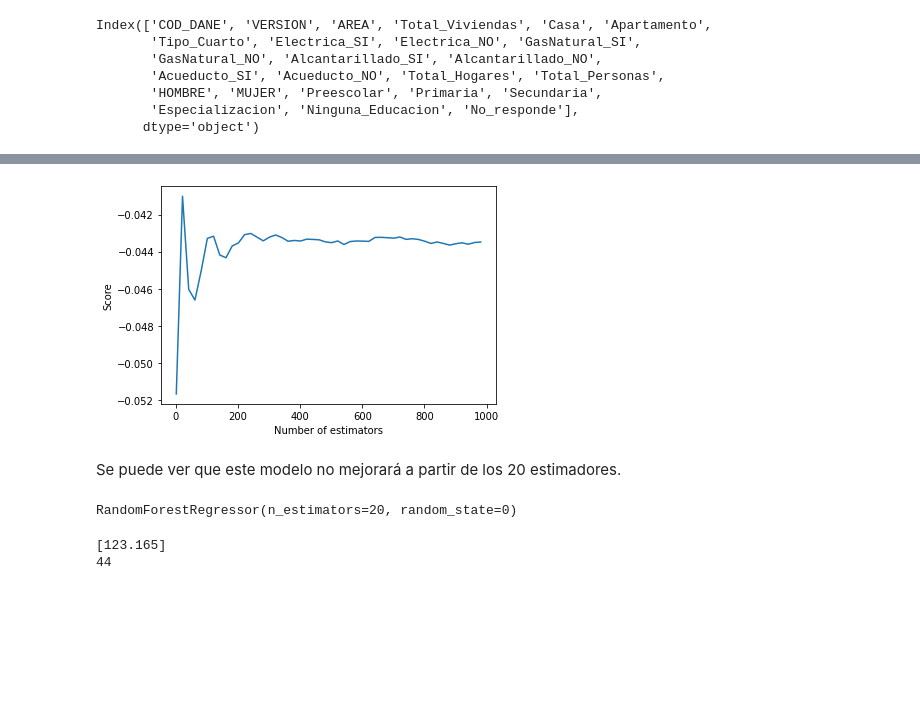
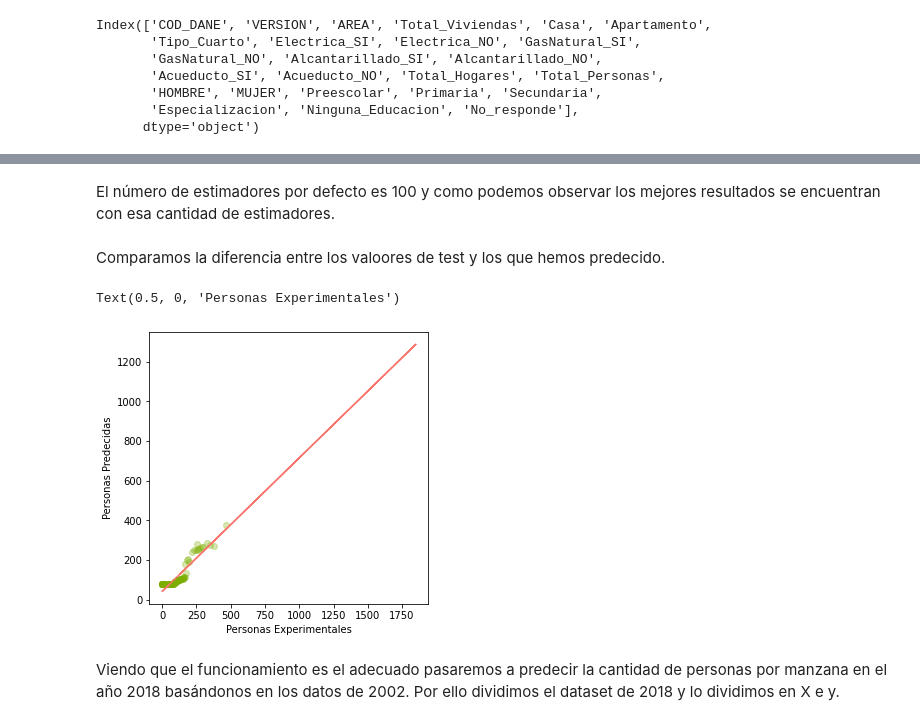
Before and after one commit to ibai4119/DataTraffic, a Jupyter notebook: code.ipynb, the cells around one changed output, grey strips where cells are left out. Drawn from its saved outputs; the diff is of its cells as text; code cells hidden in the pictures; blank space fills up the shorter version.

```diff
--- a/code.ipynb
+++ b/code.ipynb
@@ -354,0 +387,3 @@ import matplotlib.pyplot as plt
+# %%
+y_rf_train_pred = rf.predict(X_train)
+y_rf_test_pred = rf.predict(X_test)
@@ -364,21 +439,21 @@ for i in range(1,1000,20):
-# %%
-plt.plot(n_estimators, score)
-plt.xlabel('Number of estimators')
-plt.ylabel('Score')
-plt.show()
-# %% [output]
-[figure, removed]
-# %% [markdown]
-Se puede ver que este modelo no mejorará a partir de los 20 estimadores.
-# %%
-regressor = RandomForestRegressor(n_estimators = 20, random_state = 0)
-regressor.fit(X_train, y_train)
-# %% [output]
-RandomForestRegressor(n_estimators=20, random_state=0)
-# %%
-y_pred = regressor.predict([['7300110000000000140409']])
-print(y_pred)
-print(data_2018_clean.loc[data_2018_clean.COD_DANE == '7300110000000000140409', 'Total_Personas'].iloc[0])
-# %% [output]
-[123.165]
-44
+# %% [markdown]
+El número de estimadores por defecto es 100 y como podemos observar los mejores resultados se encuentran con esa cantidad de estimadores.
+# %% [markdown]
+Comparamos la diferencia entre los valoores de test y los que hemos predecido.
+# %%
+import matplotlib.pyplot as plt
+
+plt.figure(figsize=(5,5))
+plt.scatter(x=y_test, y=y_rf_test_pred, c="#7CAE00", alpha=0.3)
+
+z = np.polyfit(y_test, y_rf_test_pred, 1)
+p = np.poly1d(z)
+
+plt.plot(y_train,p(y_train),"#F8766D")
+plt.ylabel('Personas Predecidas')
+plt.xlabel('Personas Experimentales')
+# %% [output]
+Text(0.5, 0, 'Personas Experimentales')
+[figure, added]
+# %% [markdown]
+Viendo que el funcionamiento es el adecuado pasaremos a predecir la cantidad de personas por manzana en el año 2018 basándonos en los datos de 2002. Por ello dividimos el dataset de 2018 y lo dividimos en X e y.
```
Also changed, not shown: parts of 38 cells of this notebook.
